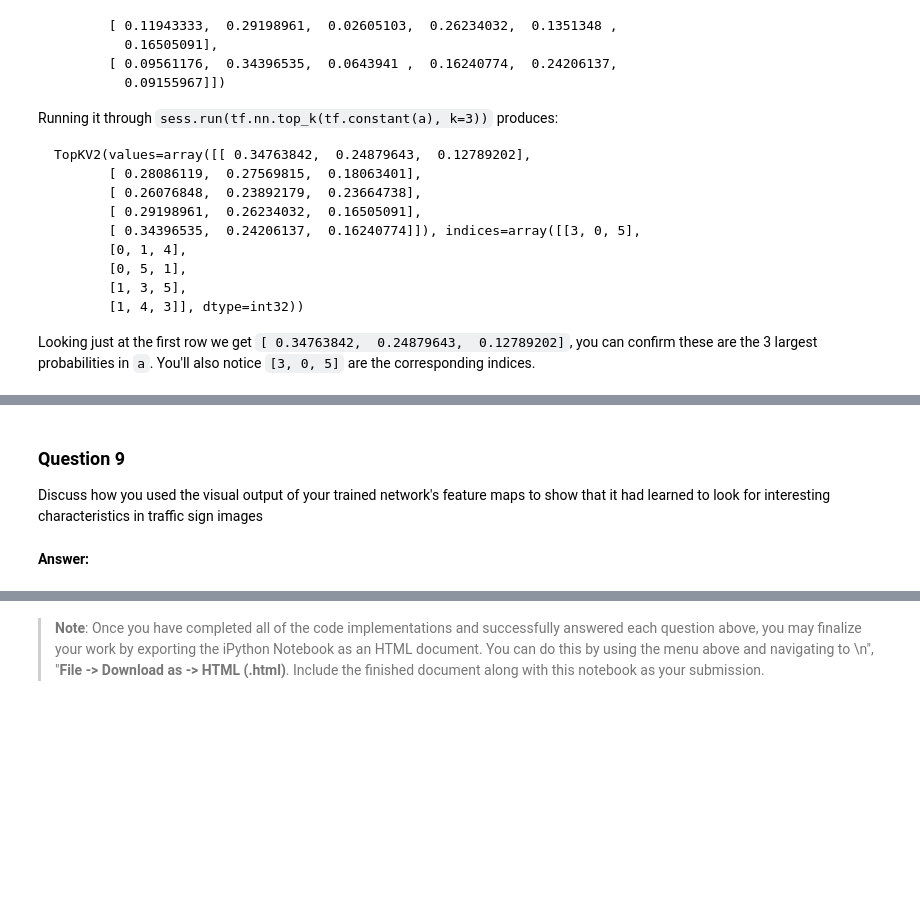
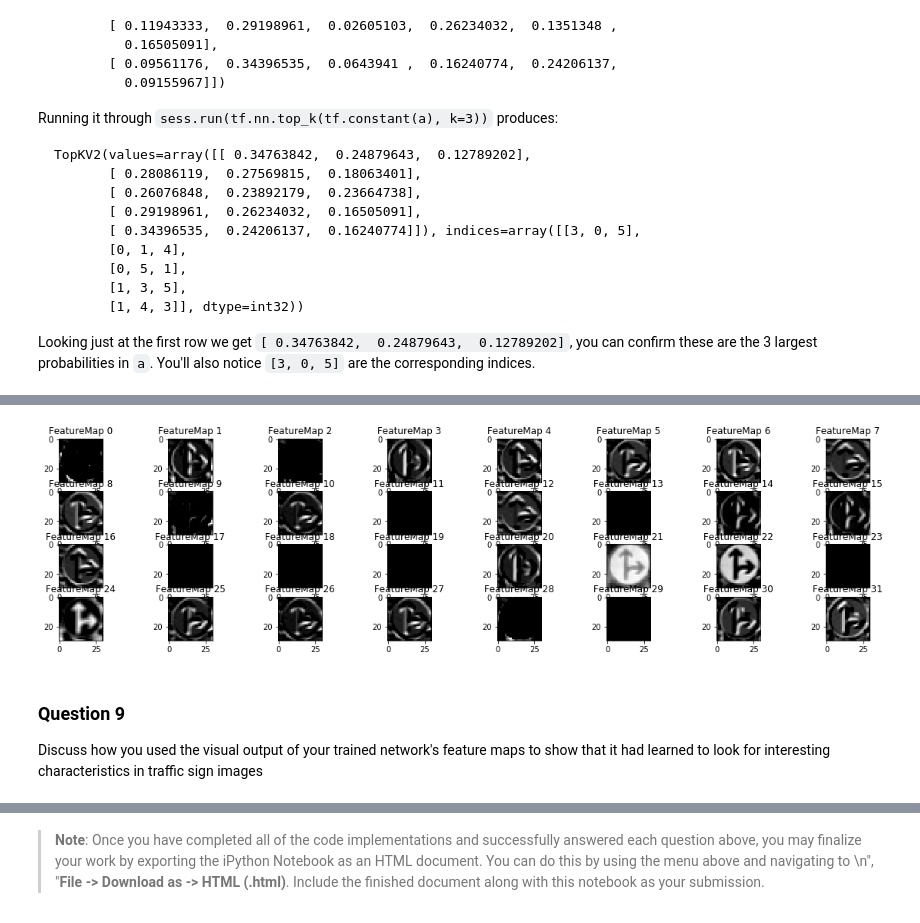
Before and after one commit to Linstancy/Traffic-Sign-Classifier, a Jupyter notebook: Traffic_Sign_Classifier.ipynb, the cells around one changed output, grey strips where cells are left out. Cells and saved outputs as stored; diff of their text form; code cells hidden in the pictures; blank space fills up the shorter version.

```diff
--- a/Traffic_Sign_Classifier.ipynb
+++ b/Traffic_Sign_Classifier.ipynb
@@ -593,9 +596,9 @@ res = ax.imshow(np.array(norm_conf), cmap=plt.cm.jet,
 
 width, height = conf_arr.shape
 
-for x in range(width):
-    for y in range(height):
-        ax.annotate(str(conf_arr[x][y]), xy=(y, x),
+for i in range(width):
+    for j in range(height):
+        ax.annotate(str(conf_arr[i][j]), xy=(j, i),
                     horizontalalignment='center',
                     verticalalignment='center')
 
@@ -628,7 +631,7 @@ import matplotlib.image as mpimg
 online_test_folder = "test_downloaded/"
 test_images = os.listdir(online_test_folder)
 testing_images_array = []
-test_labels = np.array([1, 14, 17, 36, 11], dtype="int32")
+test_labels = np.array([1, 17, 36, 14, 11], dtype="int32")
 for image_file in test_images:
     #reading in an image
     image = cv2.imread(online_test_folder+image_file)
@@ -667,9 +670,7 @@ with tf.Session() as sess:
     saver.restore(sess, './TrafficNet')
     softmax_probs = tf.nn.softmax(logits)
     predicted_labels = tf.argmax(softmax_probs, 1)
-    predictions = sess.run(logits, feed_dict={x: testing_images_array, y: test_labels, keep_prob: np.ones(num_layers)})
+    predictions = sess.run(predicted_labels, feed_dict={x: testing_images_array, y: test_labels, keep_prob: np.ones(num_layers)})
     print("Below are the label IDs for the above test images respectively:\n", predictions)
     saver.save(sess, './TrafficNet')
-    #
-    #y: test_labels,
 # %% [output]
@@ -731,4 +735,6 @@ with tf.Session() as sess:
     probs, encoded = sess.run([softmax_probs, one_hot_y], feed_dict={x:testing_images_array, y: test_labels, keep_prob: np.ones(num_layers)})
     np.set_printoptions(formatter={'float': lambda x: "{0:0.4f}".format(x)})
     print("Below are the top 5 softmax probabilities and their respective Label ID's:\n")
-    print(sess.run(tf.nn.top_k(tf.constant(probs), k=5)))
+    top_5_probs = sess.run(tf.nn.top_k(tf.constant(probs), k=5))
+    print('Top 5 SoftMax Probabilities: \n', top_5_probs[0])
+    print('\nCorresponding Label IDs: \n', top_5_probs[1])
@@ -754,40 +776,41 @@ For an example of what feature map outputs look like, check out NVIDIA's results
 # %%
 ### Visualize your network's feature maps here.
 ### Feel free to use as many code cells as needed.
 
 # image_input: the test image being fed into the network to produce the feature maps
 # tf_activation: should be a tf variable name used during your training procedure that represents the calculated state of a specific weight layer
 # activation_min/max: can be used to view the activation contrast in more detail, by default matplot sets min and max to the actual min and max values of the output
 # plt_num: used to plot out multiple different weight feature map sets on the same block, just extend the plt number for each new feature map entry
 
 def outputFeatureMap(image_input, tf_activation, activation_min=-1, activation_max=-1 ,plt_num=1):
     # Here make sure to preprocess your image_input in a way your network expects
     # with size, normalization, ect if needed
     # image_input =
     # Note: x should be the same name as your network's tensorflow data placeholder variable
     # If you get an error tf_activation is not defined it maybe having trouble accessing the variable from inside a function
-    activation = tf_activation.eval(session=sess,feed_dict={x : image_input})
+    activation = tf_activation.eval(session=sess,feed_dict={x : image_input, keep_prob: np.ones(num_layers)})
     featuremaps = activation.shape[3]
-    plt.figure(plt_num, figsize=(15,15))
+    plt.figure(plt_num, figsize=(20,20))
     for featuremap in range(featuremaps):
-        plt.subplot(6,8, featuremap+1) # sets the number of feature maps to show on each row and column
+        plt.subplot(16,8, featuremap+1) # sets the number of feature maps to show on each row and column
         plt.title('FeatureMap ' + str(featuremap)) # displays the feature map number
         if activation_min != -1 & activation_max != -1:
             plt.imshow(activation[0,:,:, featuremap], interpolation="nearest", vmin =activation_min, vmax=activation_max, cmap="gray")
         elif activation_max != -1:
             plt.imshow(activation[0,:,:, featuremap], interpolation="nearest", vmax=activation_max, cmap="gray")
         elif activation_min !=-1:
             plt.imshow(activation[0,:,:, featuremap], interpolation="nearest", vmin=activation_min, cmap="gray")
         else:
             plt.imshow(activation[0,:,:, featuremap], interpolation="nearest", cmap="gray")
 
 with tf.Session() as sess:
     saver.restore(sess, './TrafficNet')
-    my_tensor = sess.graph.get_tensor_by_name('Conv_Layer_1/Convolution1:0')
-    outputFeatureMap(testing_images_array[0], my_tensor, activation_min=-1, activation_max=-1 ,plt_num=1)
+    #my_tensor = sess.graph.get_tensor_by_name('Conv_Layer_1/Convolution1:0')
+    input_image = np.expand_dims(testing_images_array[2], axis=0)
+    outputFeatureMap(input_image, conv1, activation_min=-1, activation_max=-1 ,plt_num=1)
+# %% [output]
+[figure, added]
 # %% [markdown]
 ### Question 9
 
 Discuss how you used the visual output of your trained network's feature maps to show that it had learned to look for interesting characteristics in traffic sign images
-# %% [markdown]
-**Answer:**
```
Also changed, not shown: parts of 10 cells of this notebook, 2 other files.
